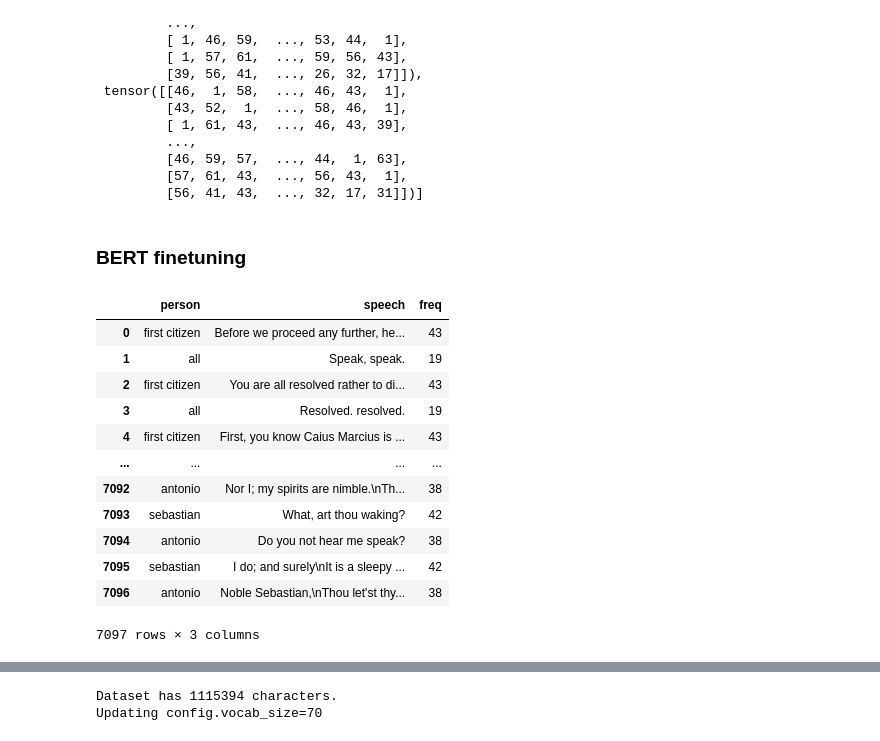
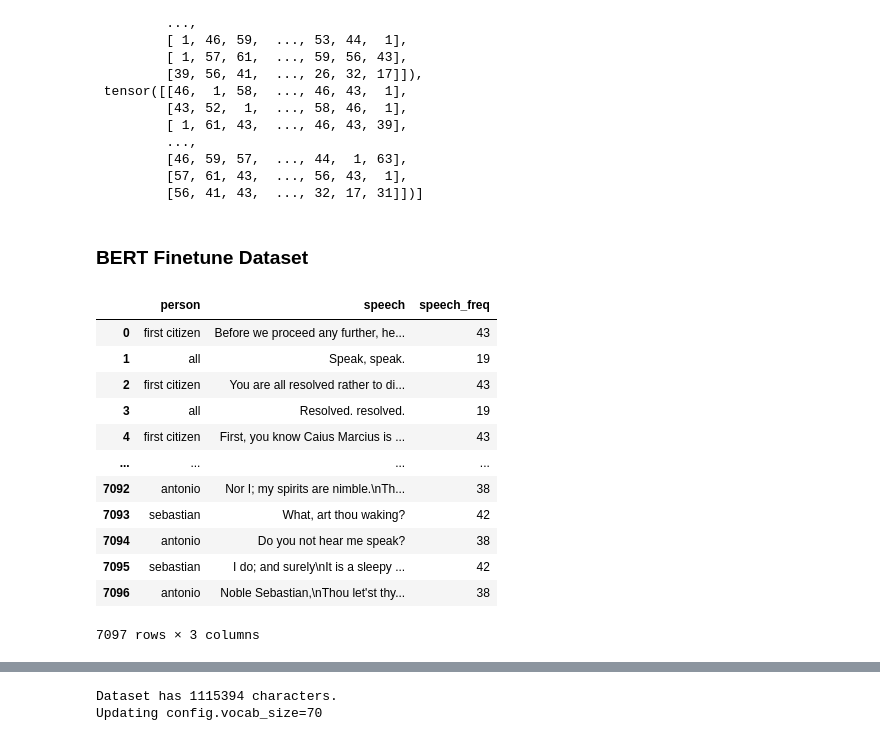
Before and after one commit to adamoz/mini, a Jupyter notebook: transformer/concepts.ipynb, the cells around one changed output, grey strips where cells are left out. Cells and saved outputs as stored; diff of their text form; code cells hidden in the pictures.

Commit message:
feature: exploration of bert finetuning

```diff
--- a/transformer/concepts.ipynb
+++ b/transformer/concepts.ipynb
@@ -642,7 +639,7 @@ next(iter(train_loader))
          [57, 61, 43,  ..., 56, 43,  1],
          [56, 41, 43,  ..., 32, 17, 31]])]
 # %% [markdown]
-### BERT finetuning
+### BERT Finetune Dataset
 # %%
 with open('shakespear.txt', 'r', encoding='utf-8') as fr:
     text = fr.read()
@@ -665,10 +662,10 @@ persons, speeches = zip(*parsed_text)
 import pandas as pd
 # %%
 df = pd.DataFrame({'person': persons, 'speech': speeches}).dropna()
-df = pd.merge(df, df.person.value_counts().to_frame().reset_index().rename(columns={'index': 'person', 'person': 'freq'}), on='person', how='left')
+df = pd.merge(df, df.person.value_counts().to_frame().reset_index().rename(columns={'index': 'person', 'person': 'speech_freq'}), on='person', how='left')
 df
 # %% [output]
-|  | person | speech | freq |
+|  | person | speech | speech_freq |
 | 0 | first citizen | Before we proceed any further, he... | 43 |
 | 1 | all | Speak, speak. | 19 |
 | 2 | first citizen | You are all resolved rather to di... | 43 |
```
Also changed, not shown: parts of 36 cells of this notebook.
